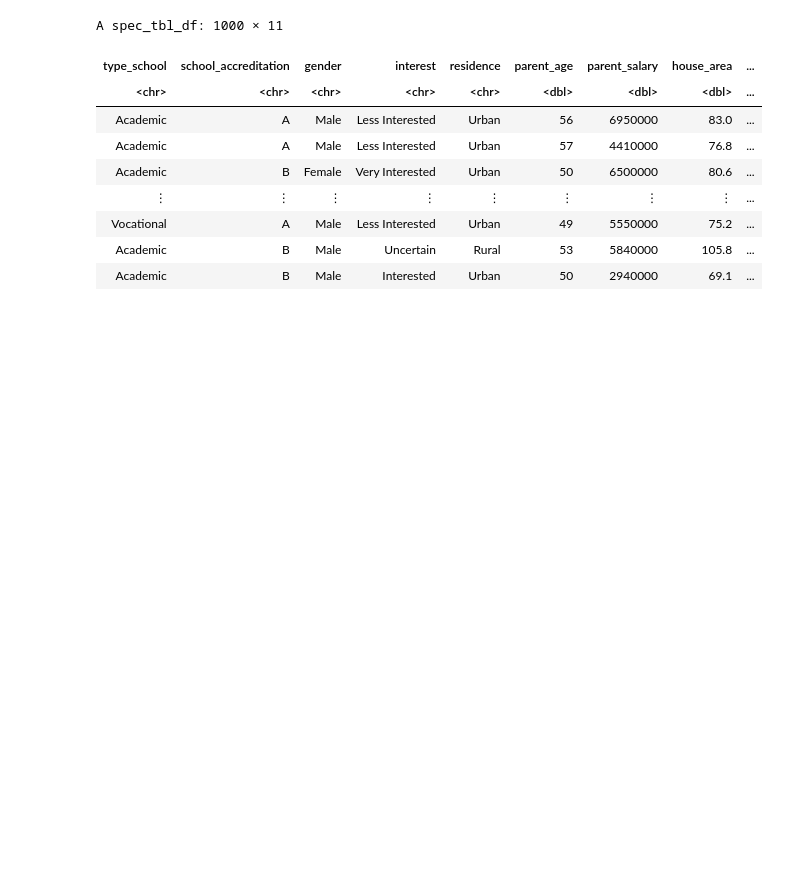
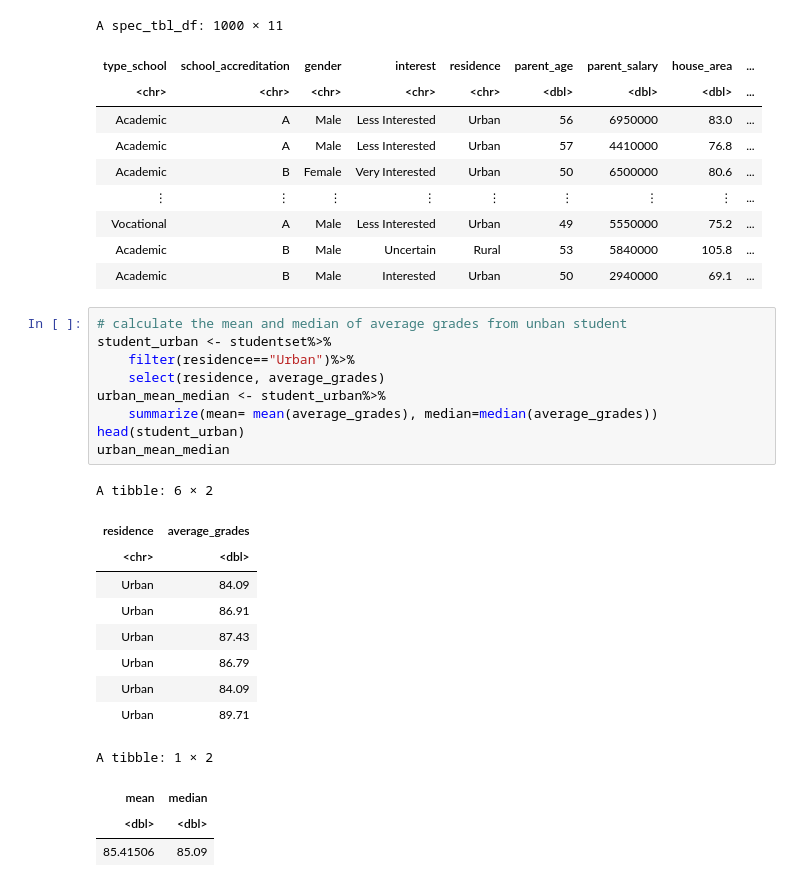
Before and after one commit to Zhangcheng0410/stat201, a Jupyter notebook: proposal.ipynb, the cells around one changed output. Saved outputs shown, nothing was run; the diff lists cells and outputs as text; blank space fills up the shorter version.

```diff
--- a/proposal.ipynb
+++ b/proposal.ipynb
@@ -39,3 +36,26 @@ A spec_tbl_df: 1000 × 11
 | Vocational | A | Male | Less Interested | Urban | 49 | 5550000 | 75.2 | ... |
 | Academic | B | Male | Uncertain | Rural | 53 | 5840000 | 105.8 | ... |
 | Academic | B | Male | Interested | Urban | 50 | 2940000 | 69.1 | ... |
+# %%
+# calculate the mean and median of average grades from unban student
+student_urban <- studentset%>%
+    filter(residence=="Urban")%>%
+    select(residence, average_grades)
+urban_mean_median <- student_urban%>%
+    summarize(mean= mean(average_grades), median=median(average_grades))
+head(student_urban)
+urban_mean_median
+# %% [output]
+A tibble: 6 × 2
+| residence | average_grades |
+| <chr> | <dbl> |
+| Urban | 84.09 |
+| Urban | 86.91 |
+| Urban | 87.43 |
+| Urban | 86.79 |
+| Urban | 84.09 |
+| Urban | 89.71 |
+A tibble: 1 × 2
+| mean | median |
+| <dbl> | <dbl> |
+| 85.41506 | 85.09 |
```
Also changed, not shown: parts of 7 cells of this notebook.
